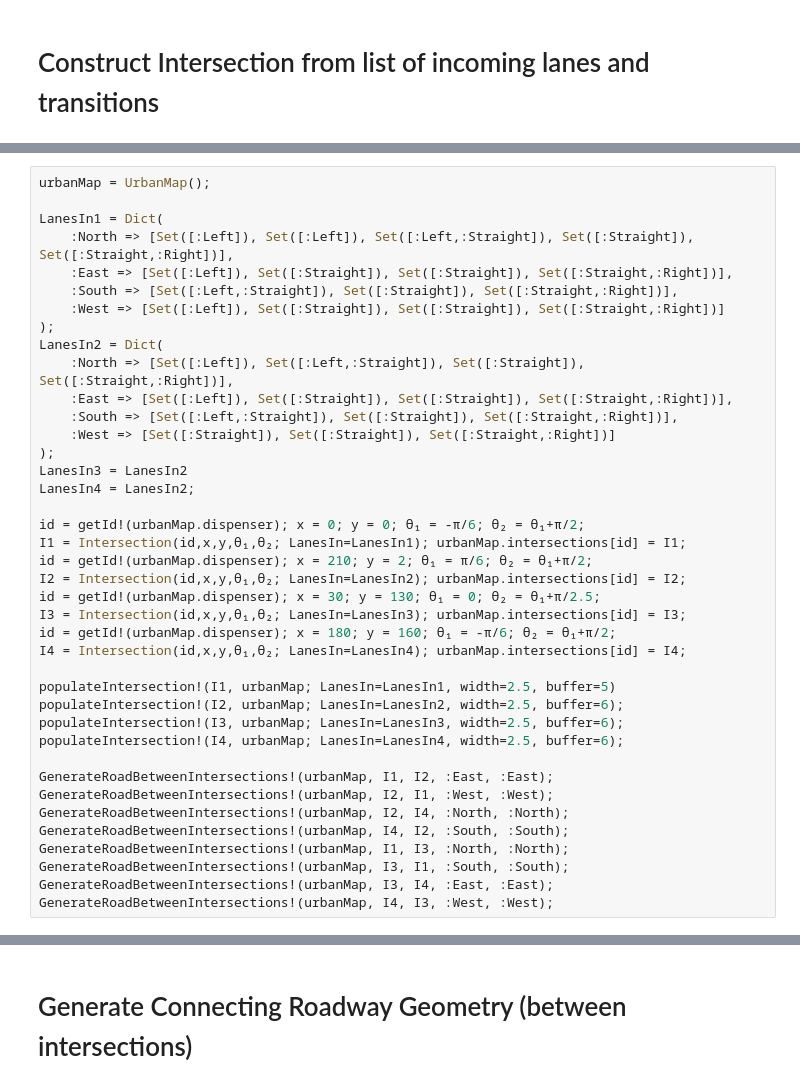
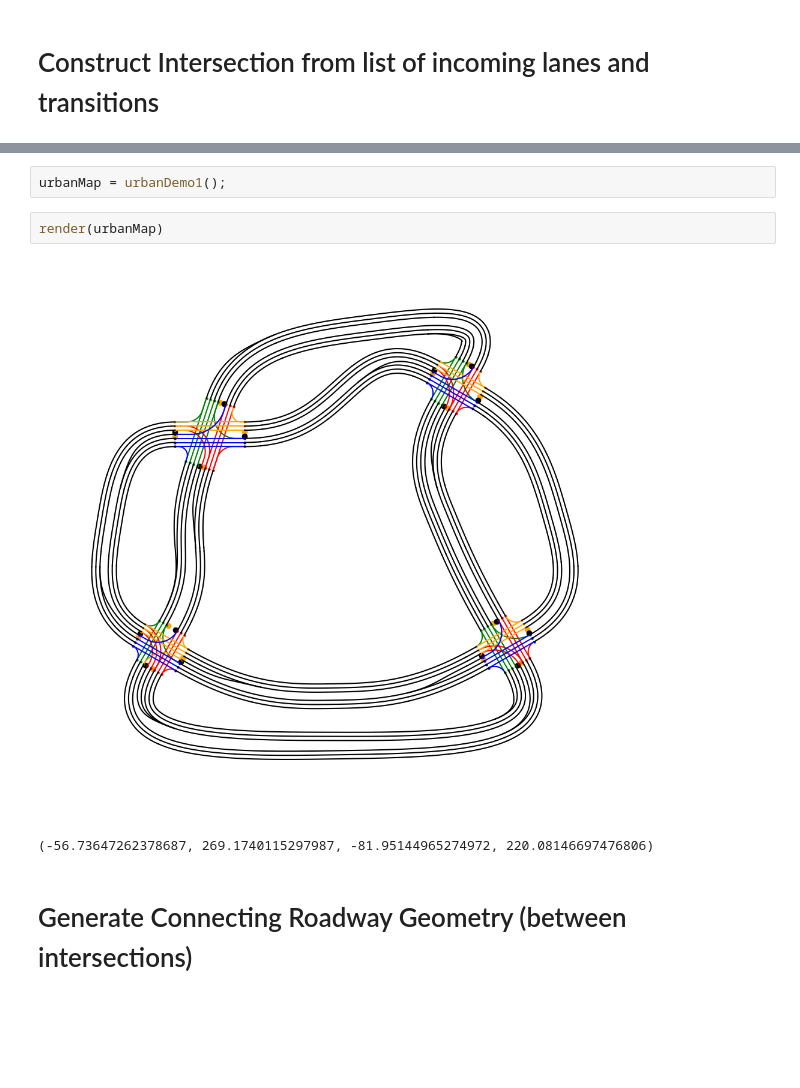
Before and after one commit to kylejbrown17/HumanDrivingIRL, a Jupyter notebook: notebooks/RoadwayBuilder.ipynb, the cells around one changed output, grey strips where cells are left out. Saved outputs shown, nothing was run; the diff lists cells and outputs as text; blank space fills up the shorter version.

Commit message:
making progress on graph stuff

```diff
--- a/notebooks/RoadwayBuilder.ipynb
+++ b/notebooks/RoadwayBuilder.ipynb
@@ -364,40 +58,0 @@ end
-# %%
-urbanMap = UrbanMap();
-
-LanesIn1 = Dict(
-    :North => [Set([:Left]), Set([:Left]), Set([:Left,:Straight]), Set([:Straight]), Set([:Straight,:Right])],
-    :East => [Set([:Left]), Set([:Straight]), Set([:Straight]), Set([:Straight,:Right])],
-    :South => [Set([:Left,:Straight]), Set([:Straight]), Set([:Straight,:Right])],
-    :West => [Set([:Left]), Set([:Straight]), Set([:Straight]), Set([:Straight,:Right])]
-);
-LanesIn2 = Dict(
-    :North => [Set([:Left]), Set([:Left,:Straight]), Set([:Straight]), Set([:Straight,:Right])],
-    :East => [Set([:Left]), Set([:Straight]), Set([:Straight]), Set([:Straight,:Right])],
-    :South => [Set([:Left,:Straight]), Set([:Straight]), Set([:Straight,:Right])],
-    :West => [Set([:Straight]), Set([:Straight]), Set([:Straight,:Right])]
-);
-LanesIn3 = LanesIn2
-LanesIn4 = LanesIn2;
-
-id = getId!(urbanMap.dispenser); x = 0; y = 0; θ₁ = -π/6; θ₂ = θ₁+π/2;
-I1 = Intersection(id,x,y,θ₁,θ₂; LanesIn=LanesIn1); urbanMap.intersections[id] = I1;
-id = getId!(urbanMap.dispenser); x = 210; y = 2; θ₁ = π/6; θ₂ = θ₁+π/2;
-I2 = Intersection(id,x,y,θ₁,θ₂; LanesIn=LanesIn2); urbanMap.intersections[id] = I2;
-id = getId!(urbanMap.dispenser); x = 30; y = 130; θ₁ = 0; θ₂ = θ₁+π/2.5;
-I3 = Intersection(id,x,y,θ₁,θ₂; LanesIn=LanesIn3); urbanMap.intersections[id] = I3;
-id = getId!(urbanMap.dispenser); x = 180; y = 160; θ₁ = -π/6; θ₂ = θ₁+π/2;
-I4 = Intersection(id,x,y,θ₁,θ₂; LanesIn=LanesIn4); urbanMap.intersections[id] = I4;
-
-populateIntersection!(I1, urbanMap; LanesIn=LanesIn1, width=2.5, buffer=5)
-populateIntersection!(I2, urbanMap; LanesIn=LanesIn2, width=2.5, buffer=6);
-populateIntersection!(I3, urbanMap; LanesIn=LanesIn3, width=2.5, buffer=6);
-populateIntersection!(I4, urbanMap; LanesIn=LanesIn4, width=2.5, buffer=6);
-
-GenerateRoadBetweenIntersections!(urbanMap, I1, I2, :East, :East);
-GenerateRoadBetweenIntersections!(urbanMap, I2, I1, :West, :West);
-GenerateRoadBetweenIntersections!(urbanMap, I2, I4, :North, :North);
-GenerateRoadBetweenIntersections!(urbanMap, I4, I2, :South, :South);
-GenerateRoadBetweenIntersections!(urbanMap, I1, I3, :North, :North);
-GenerateRoadBetweenIntersections!(urbanMap, I3, I1, :South, :South);
-GenerateRoadBetweenIntersections!(urbanMap, I3, I4, :East, :East);
-GenerateRoadBetweenIntersections!(urbanMap, I4, I3, :West, :West);
@@ -549,3 +105,10 @@ PyPlot.axis("equal");
+# %%
+urbanMap = urbanDemo1();
+# %%
+render(urbanMap)
+# %% [output]
+[figure, added]
+(-56.73647262378687, 269.1740115297987, -81.95144965274972, 220.08146697476806)
 # %% [markdown]
 # Generate Connecting Roadway Geometry (between intersections)
 # %%
```
Also changed, not shown: parts of 10 cells of this notebook.
